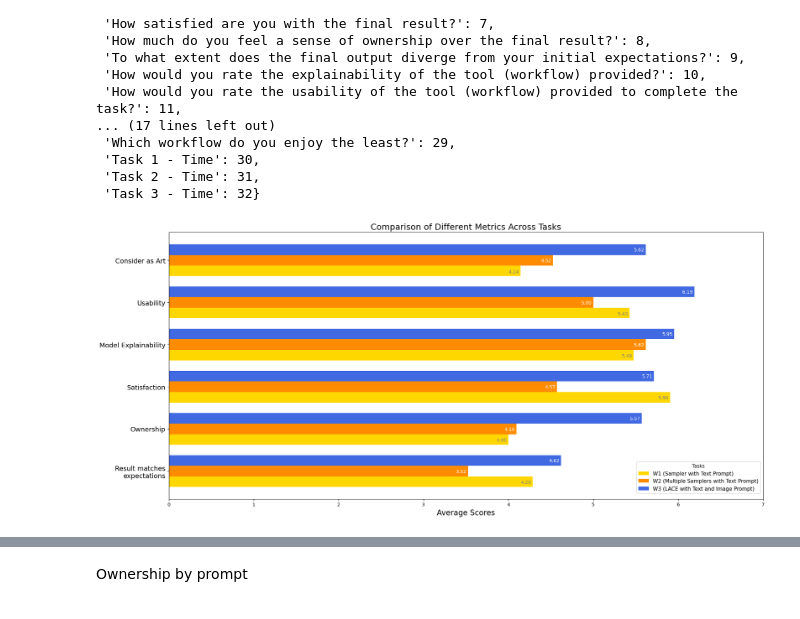
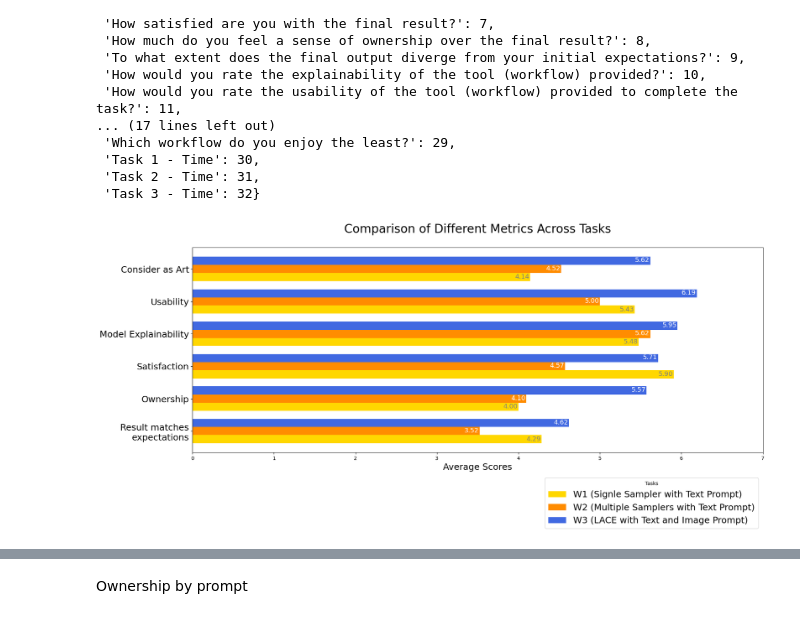
Before and after one commit to iamkaikai/LACE, a Jupyter notebook: analysis/Encoder analysis/plot.ipynb, the cells around one changed output, grey strips where cells are left out. Drawn from its saved outputs; the diff is of its cells as text; code cells hidden in the pictures.

```diff
--- a/analysis/Encoder analysis/plot.ipynb
+++ b/analysis/Encoder analysis/plot.ipynb
@@ -280,7 +278,7 @@ col_name_index_pairs
 import matplotlib.pyplot as plt
 import numpy as np
 
-tasks = ['W1 (Sampler with Text Prompt)', 'W2 (Multiple Samplers with Text Prompt)', 'W3 (LACE with Text and Image Prompt)']
+tasks = ['W1 (Signle Sampler with Text Prompt)', 'W2 (Multiple Samplers with Text Prompt)', 'W3 (LACE with Text and Image Prompt)']
 t1_satisfied_df = df.iloc[:,7]
 t2_satisfied_df = df.iloc[:,14]
 t3_satisfied_df = df.iloc[:,21]
@@ -325,43 +323,43 @@ task_positions = np.arange(len(metrics))
 bar_width = 0.25  # Adjust width to fit your style
 
 # Create a plot
-fig, ax = plt.subplots(figsize=(20, 9))
+fig, ax = plt.subplots(figsize=(19, 9))
 
 # Plot horizontal bars for each task
 for i, (task, avg, color) in enumerate(zip(tasks, averages, colors)):
     offset = (i - len(tasks) / 2) * bar_width + bar_width / 2
     ax.barh(task_positions + offset, avg, height=bar_width, label=task, color=color)
 
 
 # Annotate p-values on the plot
 for i, (p_w1_w2, p_w1_w3) in enumerate(zip(p_values_w1_w2, p_values_w1_w3)):
     # Mean positions for W1 to W2 comparison
     mean_w1 = averages[0][i]
     mean_w2 = averages[1][i]
     mean_w3 = averages[2][i]
 
     # Annotate p-values for W1 with W2 and W1 with W3 comparisons
     # ax.text(mean_w2 + 0.15, i - 0.04, f'p={p_w1_w2:.3f}', fontsize=10, color='silver', ha='center')
     # ax.text(mean_w3 + 0.15, i + 0.23, f'p={p_w1_w3:.3f}', fontsize=10, color='silver', ha='center')
 
     # Annotate mean value of each metric
-    ax.text(mean_w1 - 0.08, i - 0.3, f'{mean_w1:.2f}', fontsize=10, color='gray', ha='center')
-    ax.text(mean_w2 - 0.08, i - 0.04, f'{mean_w2:.2f}', fontsize=10, color='white', ha='center')
-    ax.text(mean_w3 - 0.08, i + 0.215, f'{mean_w3:.2f}', fontsize=10, color='white', ha='center')
+    ax.text(mean_w1 - 0.1, i - 0.3, f'{mean_w1:.2f}', fontsize=13, color='gray', ha='center')
+    ax.text(mean_w2 - 0.1, i - 0.04, f'{mean_w2:.2f}', fontsize=13, color='white', ha='center')
+    ax.text(mean_w3 - 0.1, i + 0.215, f'{mean_w3:.2f}', fontsize=13, color='white', ha='center')
 
 # Set the y-labels, title, and legend
 ax.set_yticks(task_positions)
-ax.set_yticklabels(metrics, fontsize=14)
-ax.set_xlabel('Average Scores', fontsize=16)
-ax.set_title('Comparison of Different Metrics Across Tasks', fontsize=18)
-ax.legend(loc='upper right', bbox_to_anchor=(1, 0.15), title='Tasks', fontsize=11)
+ax.set_yticklabels(metrics, fontsize=18)
+ax.set_xlabel('Average Scores', fontsize=18)
+ax.set_title('Comparison of Different Metrics Across Tasks', fontsize=24, pad=30)
+ax.legend(loc='upper right', bbox_to_anchor=(1, -0.1), title='Tasks', fontsize=18)
 
 ax.set_xlim(0, 7)
 
 plt.tight_layout()
 plt.show()
 # %% [output]
-[figure, old version]
+[figure, new version]
 # %%
 from scipy import stats
 
```
Also changed, not shown: parts of 14 cells of this notebook, 9 other files.
